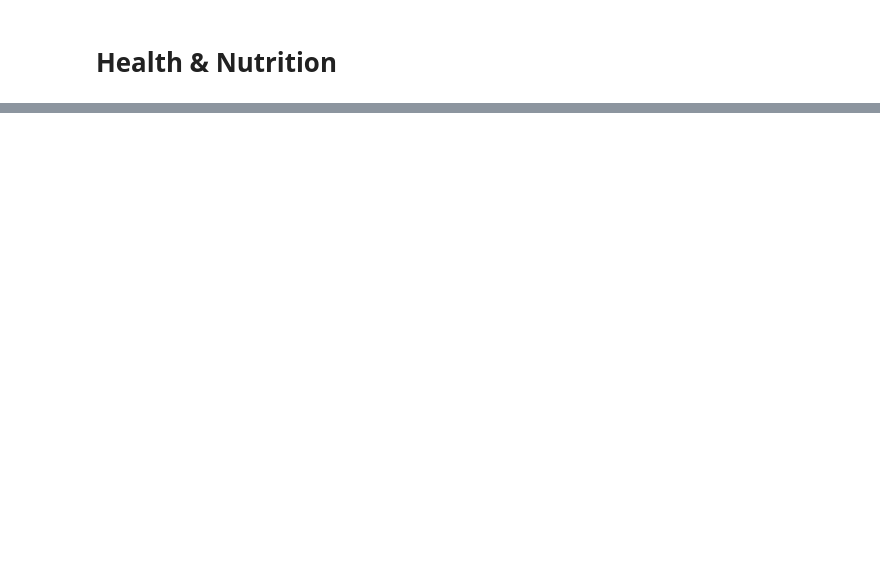
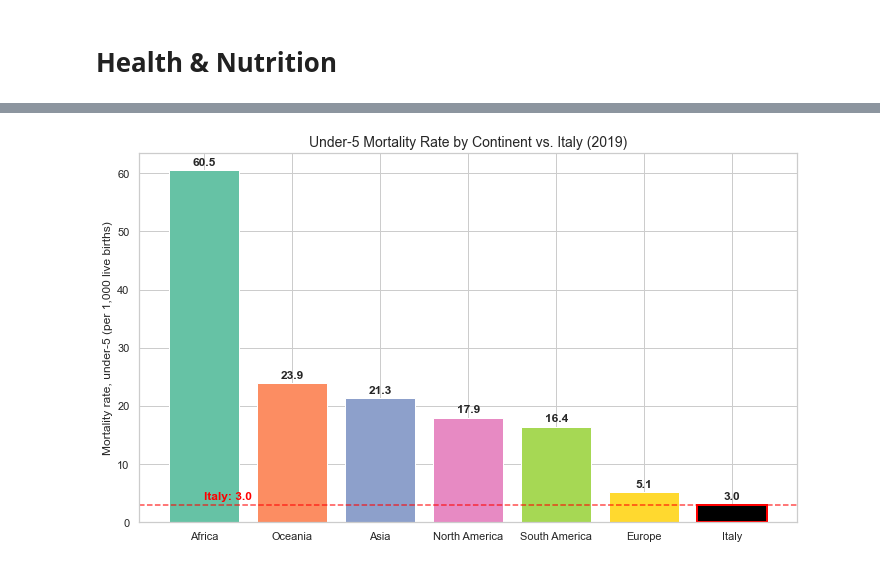
Before and after one commit to mariasilviapancione/data-storytelling-lab, a Jupyter notebook: Data Storytelling - Susy.ipynb, the cells around one changed output, grey strips where cells are left out. Drawn from its saved outputs; the diff is of its cells as text; code cells hidden in the pictures; blank space fills up the shorter version.

```diff
--- a/Data Storytelling - Susy.ipynb
+++ b/Data Storytelling - Susy.ipynb
@@ -136,0 +419,78 @@ Start from Cause of death, by communicable diseases and maternal, prenatal and n
+# %%
+#Comparison Italy and Continents using fix year 2019
+# Assuming df_mortupd is your main dataframe
+# Filter for just 2019 data
+df_2019 = df_mortupd[df_mortupd['Year'] == 2019].copy()
+
+# Extract Italy's value for 2019
+italy_value = df_2019[df_2019['Country Name'] == 'Italy']['Mortality rate, under-5 (per 1,000 live births)'].values[0]
+
+# Get continent averages (excluding Italy to avoid double counting)
+continent_data = df_2019[df_2019['Country Name'] != 'Italy'].groupby('Continent')['Mortality rate, under-5 (per 1,000 live births)'].mean().reset_index()
+
+# Add Italy as a separate "continent" for comparison
+italy_row = pd.DataFrame({
+    'Continent': ['Italy'],
+    'Mortality rate, under-5 (per 1,000 live births)': [italy_value]
+})
+comparison_data = pd.concat([continent_data, italy_row], ignore_index=True)
+
+# Sort by mortality rate (descending)
+comparison_data = comparison_data.sort_values('Mortality rate, under-5 (per 1,000 live births)', ascending=False)
+
+# Set up the plot with a clean style
+plt.figure(figsize=(10, 6))
+sns.set_style("whitegrid")
+
+# Create color mapping to keep Italy distinct
+colors = sns.color_palette("Set2", n_colors=len(comparison_data) - 1)
+colors = [*colors, 'black']  # Add black for Italy
+
+# Create the bar chart with distinctive colors
+bars = plt.bar(
+    comparison_data['Continent'],
+    comparison_data['Mortality rate, under-5 (per 1,000 live births)'],
+    color=[colors[i] for i in range(len(comparison_data))]
+)
+
+# Add value labels on top of each bar
+for bar in bars:
+    height = bar.get_height()
+    plt.text(
+        bar.get_x() + bar.get_width()/2.,
+        height + 0.5,
+        f'{height:.1f}',
+        ha='center',
+        va='bottom',
+        fontweight='bold'
+    )
+
+# Highlight Italy's bar
+italy_index = comparison_data['Continent'].tolist().index('Italy')
+bars[italy_index].set_edgecolor('red')
+bars[italy_index].set_linewidth(2)
+
+# Add a horizontal line at Italy's value for comparison
+plt.axhline(y=italy_value, color='red', linestyle='--', alpha=0.7)
+
+# Customize the plot
+plt.title('Under-5 Mortality Rate by Continent vs. Italy (2019)', fontsize=14)
+plt.ylabel('Mortality rate, under-5 (per 1,000 live births)')
+plt.xlabel('')
+plt.xticks(rotation=0)
+
+# Add annotation for Italy's reference line
+plt.text(
+    0,  # Left edge of plot
+    italy_value + 0.5,
+    f'Italy: {italy_value:.1f}',
+    color='red',
+    fontweight='bold',
+    ha='left',
+    va='bottom'
+)
+
+plt.tight_layout()
+plt.show()
+# %% [output]
+[figure, added]
```
Also changed, not shown: parts of 33 cells of this notebook.
